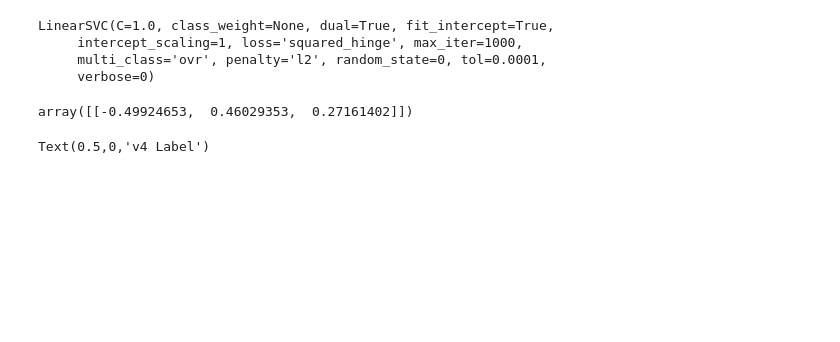
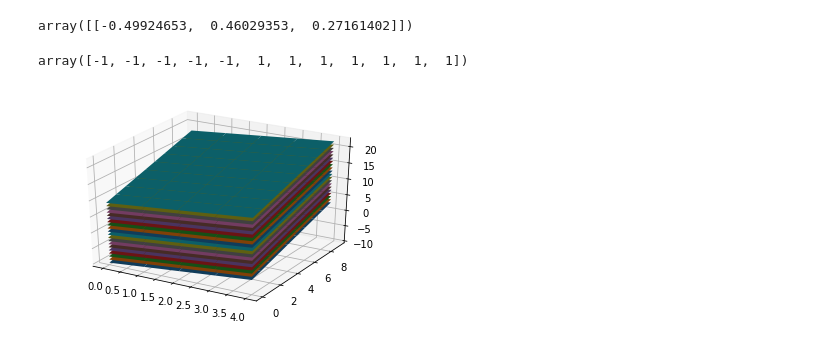
Before and after one commit to ggaarder7/yanhh0.github.io, a Jupyter notebook: svm-iris3d.ipynb, the cells around one changed output. Saved outputs shown, nothing was run; the diff lists cells and outputs as text; code cells hidden in the pictures; blank space fills up the shorter version.

```diff
--- a/svm-iris3d.ipynb
+++ b/svm-iris3d.ipynb
@@ -166,34 +68,26 @@ Y
-# %%
-clf = LinearSVC(random_state=0)
-clf.fit(X, np.array(Y.loc[:, 'label'].T))
-# %% [output]
-LinearSVC(C=1.0, class_weight=None, dual=True, fit_intercept=True,
-     intercept_scaling=1, loss='squared_hinge', max_iter=1000,
-     multi_class='ovr', penalty='l2', random_state=0, tol=0.0001,
-     verbose=0)
 # %%
 clf.coef_
 # %% [output]
 array([[-0.49924653,  0.46029353,  0.27161402]])
+# %%
+V2 = np.arange(0, 5, 0.25)
+V3 = np.arange(0, 10, 0.25)
+V4 = np.arange(0, 3, 0.25)
+P = list(zip(V2, V3, V4))
+pred = clf.predict(P)
+pred
+# %% [output]
+array([-1, -1, -1, -1, -1,  1,  1,  1,  1,  1,  1,  1])
 # %%
-%matplotlib tk
+%matplotlib inline
 fig = plt.figure()
 ax = fig.add_subplot(111, projection='3d')
-dat = iris_d234_bytypes['Iris-setosa']
-ax.scatter(dat['v2'], dat['v3'], dat['v4'], label=dat['label'].unique()[0], c='r', marker='o')
-dat = iris_d234_bytypes['Iris-virginica']
-ax.scatter(dat['v2'], dat['v3'], dat['v4'], label=dat['label'].unique()[0], c='b', marker='*')
 
-V2 = np.arange(0, 5, 1)
-V3 = np.arange(0, 10, 1)
-V2, V3 = np.meshgrid(V2, V3)
-V4 = V2*clf.coef_[0][0] + V3*clf.coef_[0][1] + clf.coef_[0][2]
-ax.plot_surface(V2, V3, V4)
-
-ax.legend()
-ax.set_title('Iris-setosa and Iris-virginica in 2, 3, 4 Dimensions')
-ax.set_xlabel('v2 Label')
-ax.set_ylabel('v3 Label')
-ax.set_zlabel('v4 Label')
+for b in range(-10, 10):
+    V2 = np.arange(0, 5, 1)
+    V3 = np.arange(0, 10, 1)
+    V2, V3 = np.meshgrid(V2, V3)
+    V4 = V2 + V3 + b
+    ax.plot_surface(V2, V3, V4)
 # %% [output]
-Text(0.5,0,'v4 Label')
+[figure, added]
```
Also changed, not shown: parts of 18 cells of this notebook, 2 other files.
